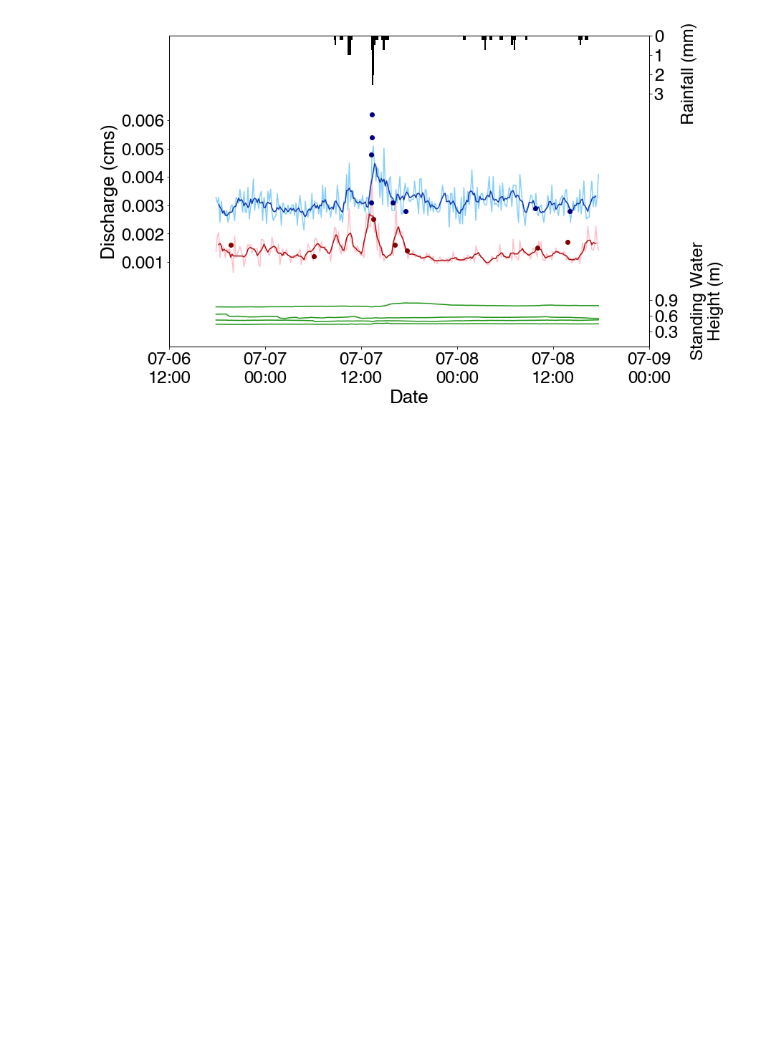
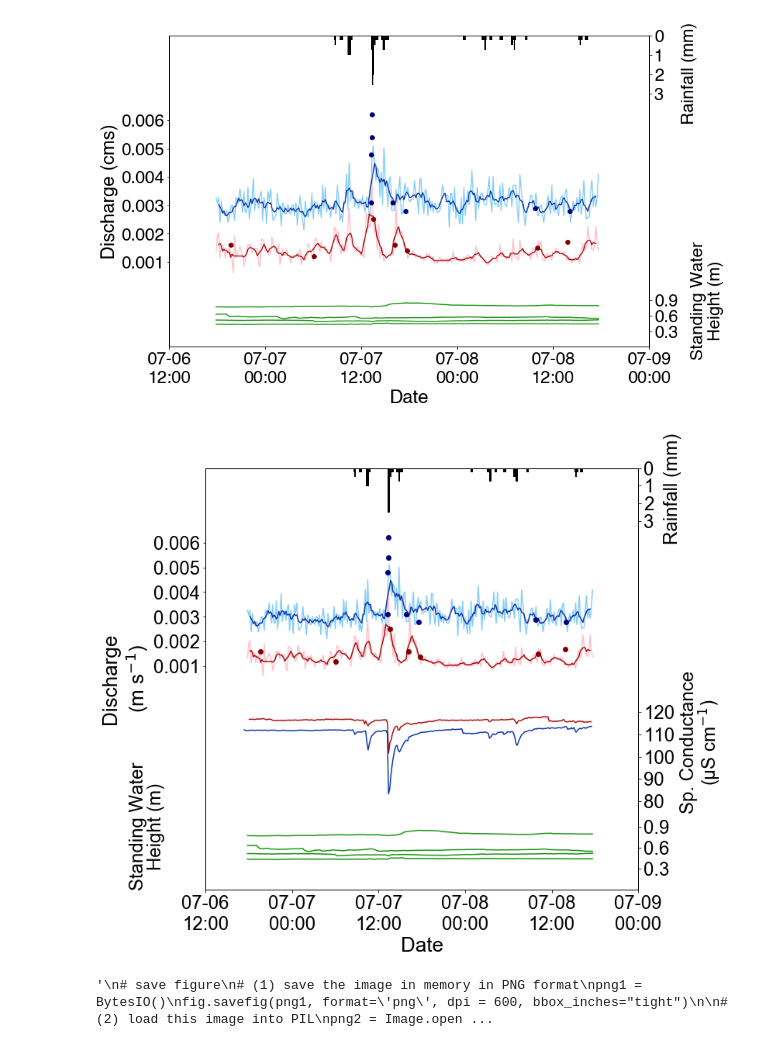
Before and after one commit to wdnguyen/CR, a Jupyter notebook: Hydrograph_GSA.ipynb, the cells around one changed output. Cells and saved outputs as stored; diff of their text form; code cells hidden in the pictures; blank space fills up the shorter version.

```diff
--- a/Hydrograph_GSA.ipynb
+++ b/Hydrograph_GSA.ipynb
@@ -35,8 +35,8 @@ data_5_url = 'https://raw.githubusercontent.com/wdnguyen/CR/master/up_q_measured
 data_6_url = 'https://raw.githubusercontent.com/wdnguyen/CR/master/DownstreamMiller.csv' # Rain
 data_7_url = 'https://raw.githubusercontent.com/wdnguyen/CR/master/Ratios/Ratios.csv' # US/DS ratios
 data_8_url = 'https://raw.githubusercontent.com/wdnguyen/CR/master/Well_SWH_GSA.csv' # Well data
-data_9_url = 'https://github.com/wdnguyen/CR/blob/master/GSA/US_SC_YSI_PK1.csv' # US SC
-data_10_url = 'https://github.com/wdnguyen/CR/blob/master/GSA/DS_SC_YSI_PK2.csv' # DS SC
+data_9_url = 'https://raw.githubusercontent.com/wdnguyen/CR/master/GSA/US_SC_YSI_PK1.csv' # US SC
+data_10_url = 'https://raw.githubusercontent.com/wdnguyen/CR/master/GSA/DS_SC_YSI_PK2.csv' # DS SC
 
 # Read data from url as pandas dataframe
 df = pd.read_csv(data_url)
@@ -375,17 +377,20 @@ plt.rc('ytick', labelsize=SMALL_SIZE)    # fontsize of the tick labels
 plt.rc('legend', fontsize=SMALL_SIZE)    # legend fontsize
 plt.rc('figure', titlesize=BIGGER_SIZE)  # fontsize of the figure title
 
-plt.rcParams["figure.figsize"] = [12,8]
+plt.rcParams["figure.figsize"] = [10,10]
 
 ######### US samples have some NaNs making line discontinuous, adding mask
 us_raw_mask = np.isfinite(df3['Q'])
 us_ma_mask = np.isfinite(df3['MovingAverage5'])
+
+us_sc_mask = np.isfinite(df9['SC'])
 #########
 
 fig, ax1 = plt.subplots()
 ax2 = ax1.twinx()
-ax3 = ax2.twinx()
+ax3 = ax1.twinx()
 ax4 = ax1.twinx()
+
 # fig = plt.figure(figsize=[9,12], dpi=600)
 # plt.subplot(325)
 # plt.scatter(cell_sizes,averages, c = "black", marker='o', alpha = 0.2, edgecolors = "none")
@@ -397,20 +402,22 @@ ax1.plot(df4['Date'], df4['Q'], 'o', color = "navy")
 ax1.plot(df5['Date'], df5['Q'], 'o', color = "maroon")
 
 
-ax1.set_ylim(-0.002,0.009)
+ax1.set_ylim(-0.008,0.009)
 ax1.set_yticks([0.001,0.002,0.003,0.004,0.005,0.006])
 
 
 ax2.bar(df6_copy['Date'], df6_copy['Rain'], width=0.01, color='black')
-ax2.set_ylim(-16,-0)
+ax2.set_ylim(-24,-0)
 ax2.set_yticks([-3,-2,-1,-0])
 ticks = ax2.get_yticks()
 ax2.set_yticklabels([int(abs(tick)) for tick in ticks])
 
 # ax1.axvspan(df_ds['SamplingDate'][5] - datetime.timedelta(hours=1), df_ds['SamplingDate'][5] + datetime.timedelta(hours=1), color = 'red', alpha=0.2)
 
-ax3.plot(df9['Date'], df9['SC'],'-', color = redc, label = 'US')
+ax3.plot(df9['Date'][us_sc_mask], df9['SC'][us_sc_mask],'-', color = redc, label = 'US')
 ax3.plot(df10['Date'],df10['SC'],'-', color = bluec, label = 'DS')
+ax3.set_ylim(40,230)
+ax3.set_yticks([80,90,100,110,120])
 
 ax4.plot(df8['Date'],df8['Well0'],'-', color = greenc, label = 'Well0')
 ax4.plot(df8['Date'],df8['Well2'],'-', color = greenc, label = 'Well2')
@@ -420,7 +427,7 @@ ax4.set_ylim(0.0,6.0)
 ax4.set_yticks([0.3,0.6,0.9])
 
 ax1.set_xlabel('Date')
-ax1.set_ylabel('Discharge (cms)')
+ax1.set_ylabel('Discharge\n(m s$^{-1}$)')
 # ax2.set_ylabel('Rainfall (mm)')
 
 ax1.xaxis.set_major_locator(hours)
@@ -429,37 +436,53 @@ ax1.set_xlim(xmin, xmax)
 ax2.xaxis.set_major_locator(hours)
 ax2.xaxis.set_major_formatter(h_fmt)
 ax2.set_xlim(xmin, xmax)
+ax3.xaxis.set_major_locator(hours)
+ax3.xaxis.set_major_formatter(h_fmt)
+ax3.set_xlim(xmin, xmax)
 ax4.xaxis.set_major_locator(hours)
 ax4.xaxis.set_major_formatter(h_fmt)
 ax4.set_xlim(xmin, xmax)
 
-t = ax2.text(1.1, 0.88, 'Rainfall (mm)', rotation=90,
+t = ax2.text(1.1, 0.95, 'Rainfall (mm)', rotation=90,
             verticalalignment='center', horizontalalignment='right',
             transform=ax2.transAxes)
 
-t = ax4.text(1.12, 0.15, 'Standing Water', rotation=90,
+t = ax3.text(1.138, 0.35, 'Sp. Conductance', rotation=90,
             verticalalignment='center', horizontalalignment='right',
             transform=ax3.transAxes)
 
-t = ax4.text(1.155, 0.15, 'Height (m)', rotation=90,
+t = ax3.text(1.195, 0.35, '(μS cm$^{-1})$', rotation=90,
             verticalalignment='center', horizontalalignment='right',
             transform=ax3.transAxes)
+
+t = ax4.text(-0.175, 0.15, 'Standing Water', rotation=90,
+            verticalalignment='center', horizontalalignment='left',
+            transform=ax4.transAxes)
+
+t = ax4.text(-0.135, 0.15, 'Height (m)', rotation=90,
+            verticalalignment='center', horizontalalignment='left',
+            transform=ax4.transAxes)
 
 # plt.title('Hydrograph')
 # ax1.legend(loc=0, edgecolor='black')
 
 plt.show()
 
-# fig.savefig('fig1.png', dpi = 300)
+'''
+fig.savefig('fig2.pdf', dpi = 600, bbox_inches='tight')
 
 # save figure
 # (1) save the image in memory in PNG format
 png1 = BytesIO()
 fig.savefig(png1, format='png', dpi = 600, bbox_inches="tight")
 
 # (2) load this image into PIL
 png2 = Image.open(png1)
 
 # (3) save as TIFF
 png2.save('series.tiff')
 png1.close()
+'''
+# %% [output]
+[figure, added]
+'\n# save figure\n# (1) save the image in memory in PNG format\npng1 = BytesIO()\nfig.savefig(png1, format=\'png\', dpi = 600, bbox_inches="tight")\n\n# (2) load this image into PIL\npng2 = Image.open ...
```
Also changed, not shown: parts of 4 cells of this notebook, 7 other files.
